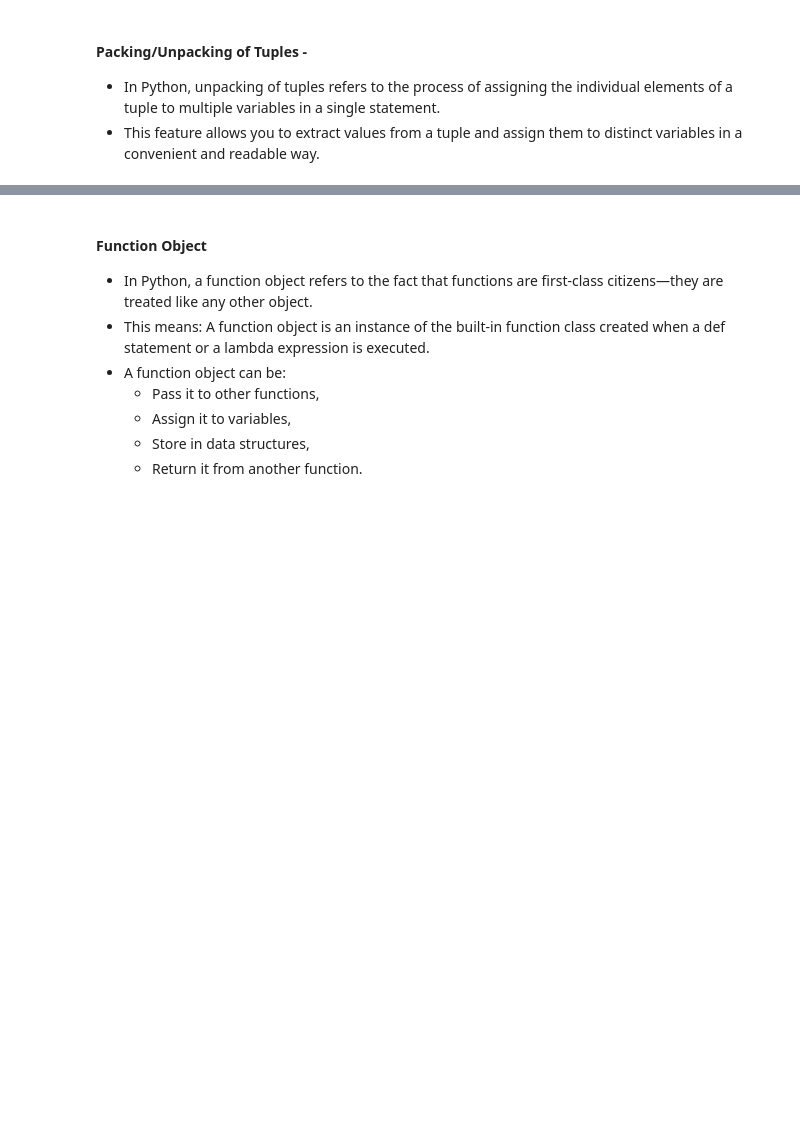
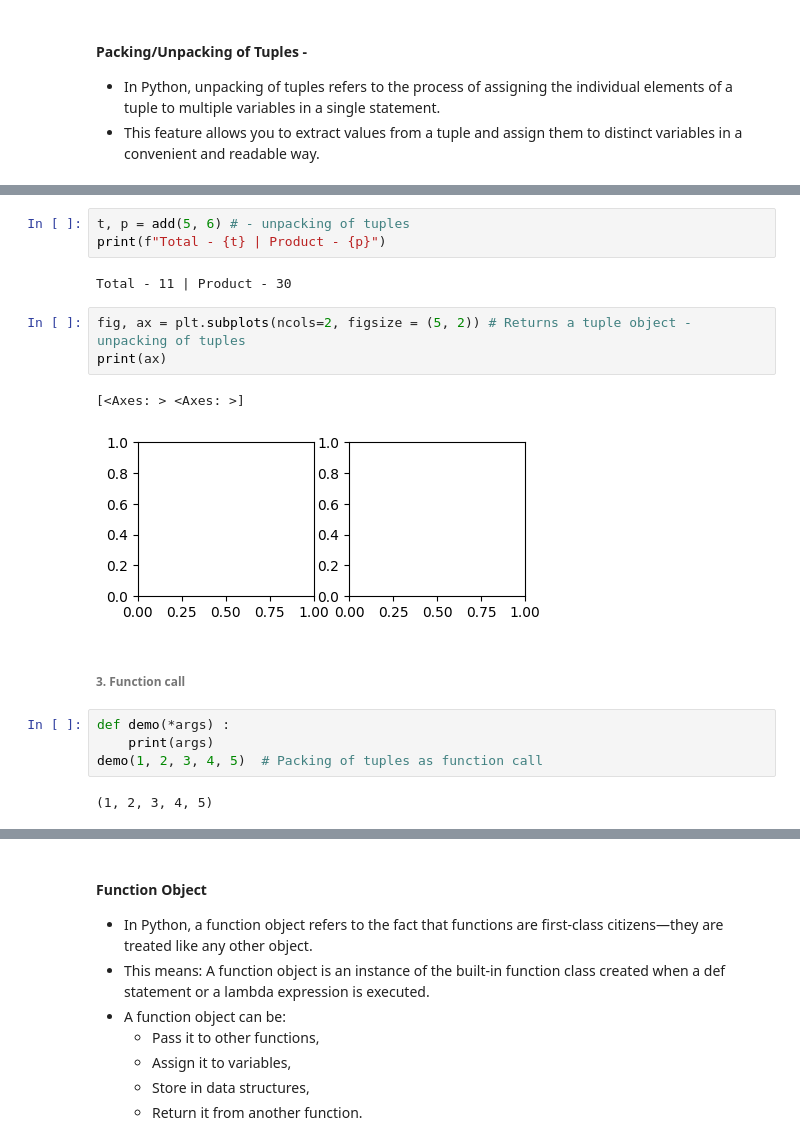
Before and after one commit to knowledge-corner/Vituare-Research, a Jupyter notebook: Python Refresher_Beginner.ipynb, the cells around one changed output, grey strips where cells are left out. Drawn from its saved outputs; the diff is of its cells as text; blank space fills up the shorter version.

```diff
--- a/Python Refresher_Beginner.ipynb
+++ b/Python Refresher_Beginner.ipynb
@@ -838,0 +1145,19 @@ Function arguments in Python are the inputs passed to a function to enable it to
+# %%
+t, p = add(5, 6) # - unpacking of tuples
+print(f"Total - {t} | Product - {p}")
+# %% [output]
+Total - 11 | Product - 30
+# %%
+fig, ax = plt.subplots(ncols=2, figsize = (5, 2)) # Returns a tuple object - unpacking of tuples
+print(ax)
+# %% [output]
+[<Axes: > <Axes: >]
+[figure, added]
+# %% [markdown]
+###### 3. Function call
+# %%
+def demo(*args) :
+    print(args)
+demo(1, 2, 3, 4, 5)  # Packing of tuples as function call
+# %% [output]
+(1, 2, 3, 4, 5)
```
Also changed, not shown: parts of 83 cells of this notebook.
